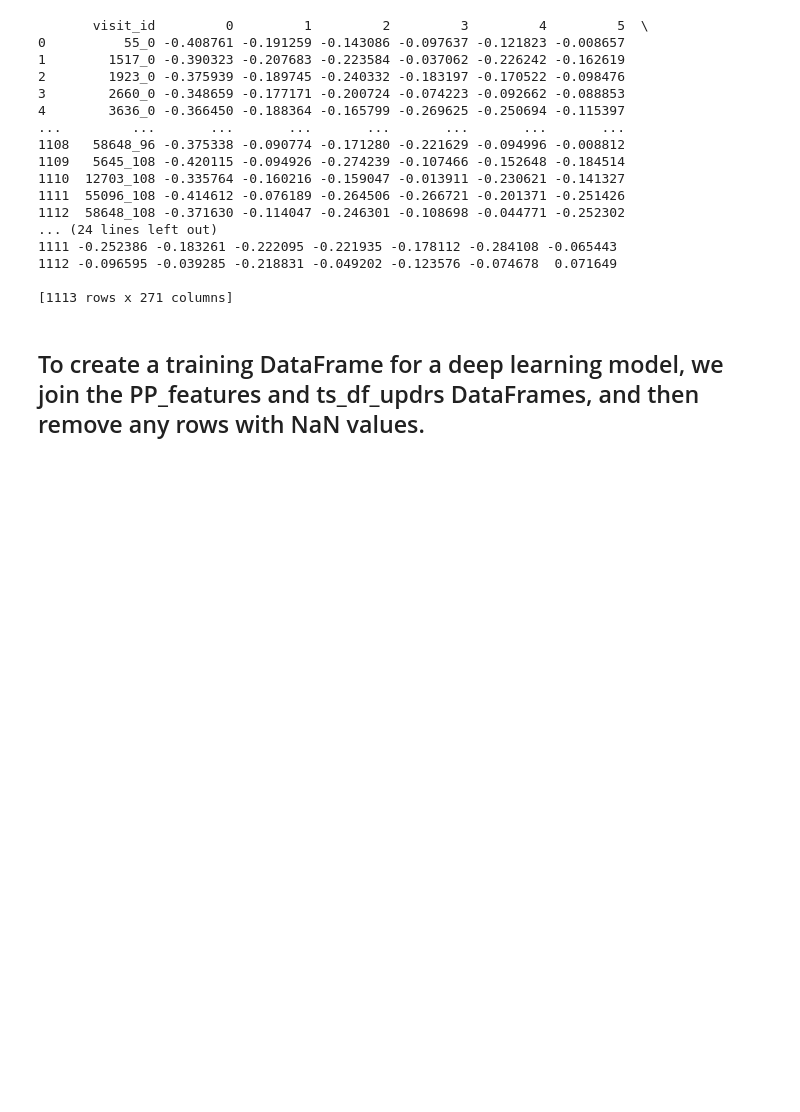
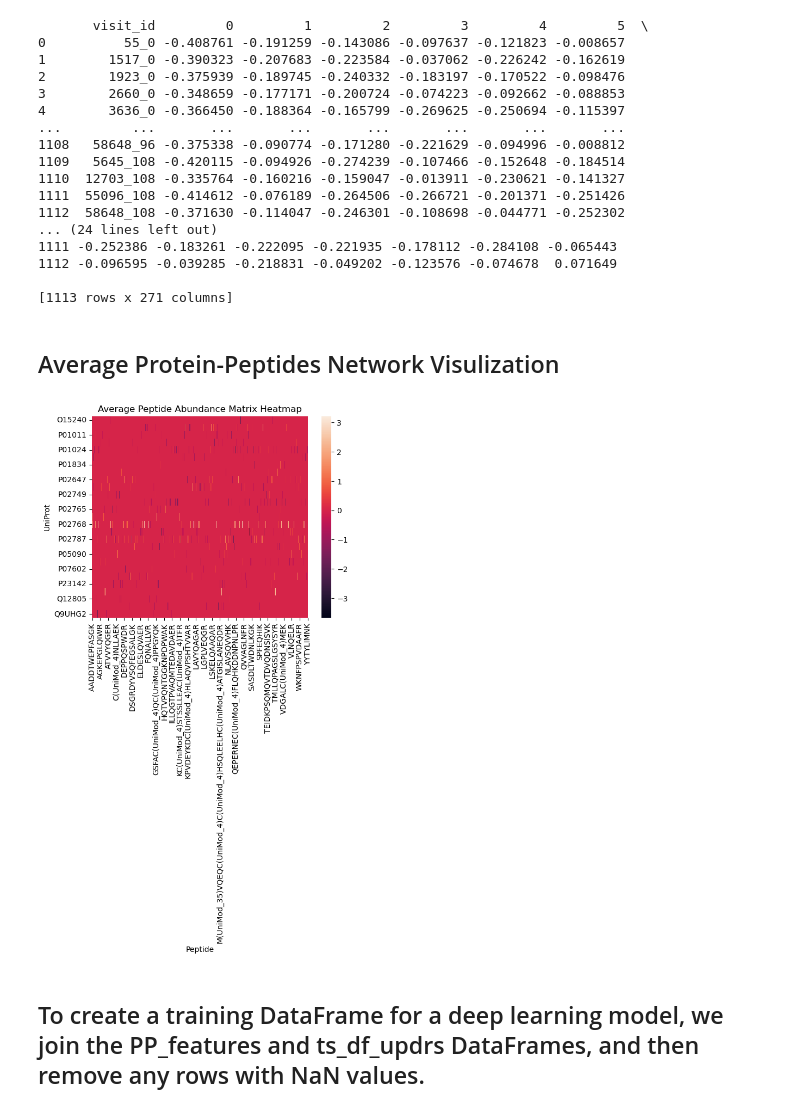
Before and after one commit to hyguozz/blog, a Jupyter notebook: amp-prot-peptide-network-deeplearning.ipynb, the cells around one changed output. Saved outputs shown, nothing was run; the diff lists cells and outputs as text; code cells hidden in the pictures; blank space fills up the shorter version.

```diff
--- a/amp-prot-peptide-network-deeplearning.ipynb
+++ b/amp-prot-peptide-network-deeplearning.ipynb
@@ -522,6 +542,17 @@ print(PP_features)
 1112 -0.096595 -0.039285 -0.218831 -0.049202 -0.123576 -0.074678  0.071649
 
 [1113 rows x 271 columns]
+# %% [markdown]
+## Average Protein-Peptides Network Visulization
+# %%
+# Plot the heatmap
+sns.heatmap(avg_network)
+# Set the title of the heatmap
+plt.title("Average Peptide Abundance Matrix Heatmap")
+# Show the heatmap
+plt.show()
+# %% [output]
+[figure, added]
 # %% [markdown]
 ## To create a training DataFrame for a deep learning model, we join the PP_features and ts_df_updrs DataFrames, and then remove any rows with NaN values.
 # %%
```
Also changed, not shown: parts of 21 cells of this notebook.
